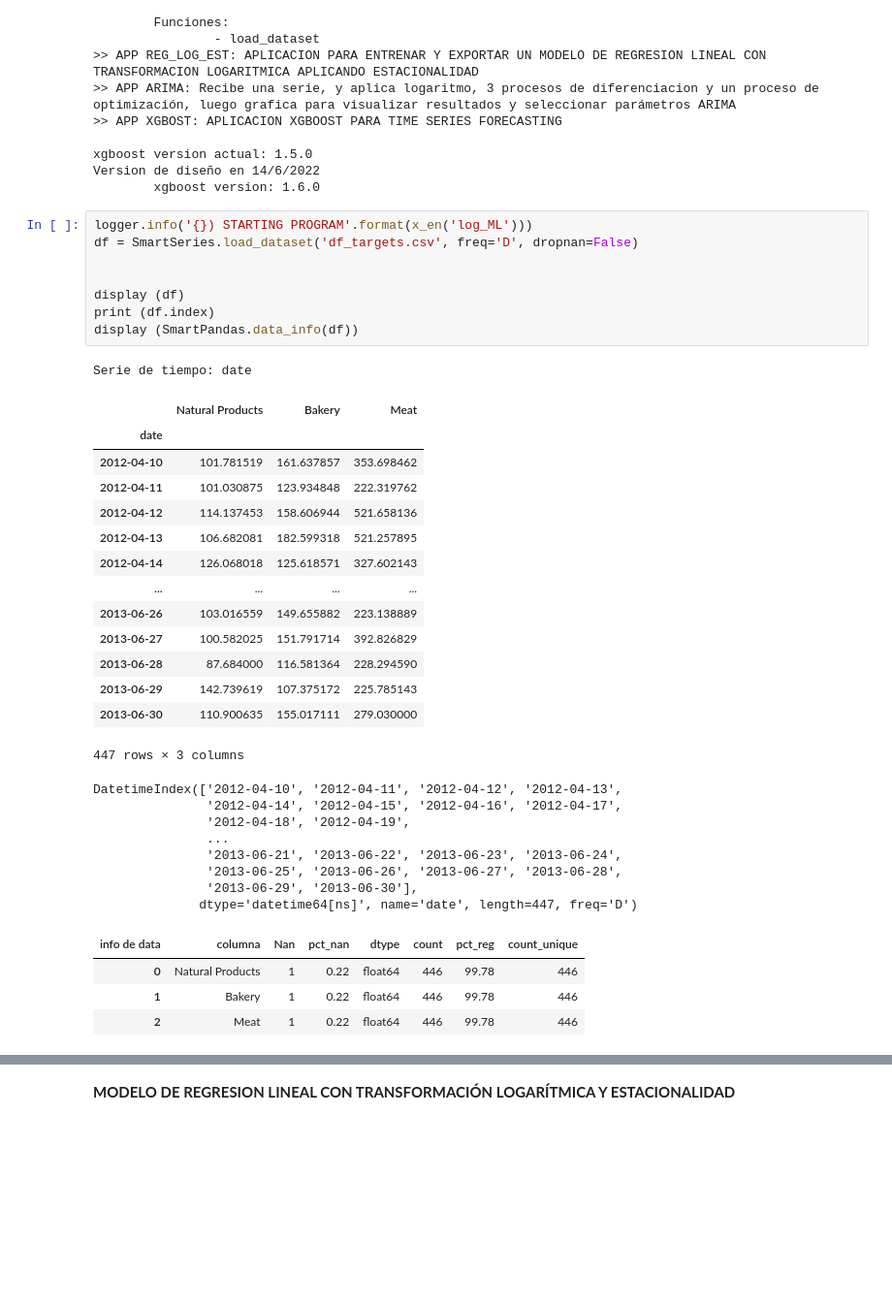
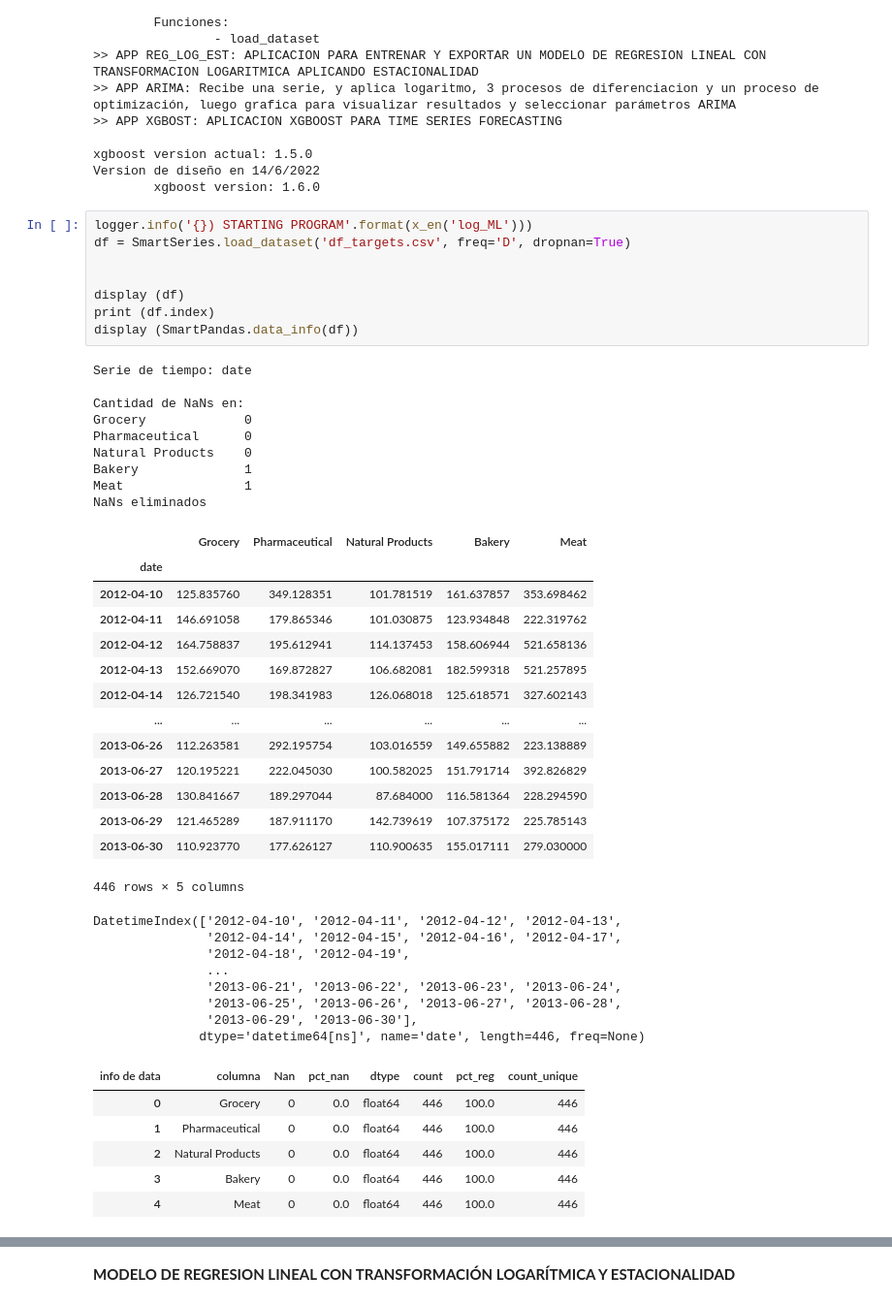
Before and after one commit to AgustinSt1990/tp_final, a Jupyter notebook: TP_FINAL_Machine_Learning.ipynb, the cells around one changed output, grey strips where cells are left out. Shown at 97% size. Drawn from its saved outputs; the diff is of its cells as text; blank space fills up the shorter version.

```diff
--- a/TP_FINAL_Machine_Learning.ipynb
+++ b/TP_FINAL_Machine_Learning.ipynb
@@ -63,28 +63,36 @@ Version de diseño en 14/6/2022
         xgboost version: 1.6.0
 # %%
 logger.info('{}) STARTING PROGRAM'.format(x_en('log_ML')))
-df = SmartSeries.load_dataset('df_targets.csv', freq='D', dropnan=False)
+df = SmartSeries.load_dataset('df_targets.csv', freq='D', dropnan=True)
 
 
 display (df)
 print (df.index)
 display (SmartPandas.data_info(df))
 # %% [output]
 Serie de tiempo: date
+
+Cantidad de NaNs en:
+Grocery             0
+Pharmaceutical      0
+Natural Products    0
+Bakery              1
+Meat                1
+NaNs eliminados
-|  | Natural Products | Bakery | Meat |
-| date |  |  |  |
-| 2012-04-10 | 101.781519 | 161.637857 | 353.698462 |
-| 2012-04-11 | 101.030875 | 123.934848 | 222.319762 |
-| 2012-04-12 | 114.137453 | 158.606944 | 521.658136 |
-| 2012-04-13 | 106.682081 | 182.599318 | 521.257895 |
-| 2012-04-14 | 126.068018 | 125.618571 | 327.602143 |
-| ... | ... | ... | ... |
-| 2013-06-26 | 103.016559 | 149.655882 | 223.138889 |
-| 2013-06-27 | 100.582025 | 151.791714 | 392.826829 |
-| 2013-06-28 | 87.684000 | 116.581364 | 228.294590 |
-| 2013-06-29 | 142.739619 | 107.375172 | 225.785143 |
-| 2013-06-30 | 110.900635 | 155.017111 | 279.030000 |
+|  | Grocery | Pharmaceutical | Natural Products | Bakery | Meat |
+| date |  |  |  |  |  |
+| 2012-04-10 | 125.835760 | 349.128351 | 101.781519 | 161.637857 | 353.698462 |
+| 2012-04-11 | 146.691058 | 179.865346 | 101.030875 | 123.934848 | 222.319762 |
+| 2012-04-12 | 164.758837 | 195.612941 | 114.137453 | 158.606944 | 521.658136 |
+| 2012-04-13 | 152.669070 | 169.872827 | 106.682081 | 182.599318 | 521.257895 |
+| 2012-04-14 | 126.721540 | 198.341983 | 126.068018 | 125.618571 | 327.602143 |
+| ... | ... | ... | ... | ... | ... |
+| 2013-06-26 | 112.263581 | 292.195754 | 103.016559 | 149.655882 | 223.138889 |
+| 2013-06-27 | 120.195221 | 222.045030 | 100.582025 | 151.791714 | 392.826829 |
+| 2013-06-28 | 130.841667 | 189.297044 | 87.684000 | 116.581364 | 228.294590 |
+| 2013-06-29 | 121.465289 | 187.911170 | 142.739619 | 107.375172 | 225.785143 |
+| 2013-06-30 | 110.923770 | 177.626127 | 110.900635 | 155.017111 | 279.030000 |
-447 rows × 3 columns
+446 rows × 5 columns
 DatetimeIndex(['2012-04-10', '2012-04-11', '2012-04-12', '2012-04-13',
                '2012-04-14', '2012-04-15', '2012-04-16', '2012-04-17',
                '2012-04-18', '2012-04-19',
@@ -92,8 +100,10 @@ DatetimeIndex(['2012-04-10', '2012-04-11', '2012-04-12', '2012-04-13',
                '2013-06-21', '2013-06-22', '2013-06-23', '2013-06-24',
                '2013-06-25', '2013-06-26', '2013-06-27', '2013-06-28',
                '2013-06-29', '2013-06-30'],
-              dtype='datetime64[ns]', name='date', length=447, freq='D')
+              dtype='datetime64[ns]', name='date', length=446, freq=None)
 | info de data | columna | Nan | pct_nan | dtype | count | pct_reg | count_unique |
-| 0 | Natural Products | 1 | 0.22 | float64 | 446 | 99.78 | 446 |
-| 1 | Bakery | 1 | 0.22 | float64 | 446 | 99.78 | 446 |
-| 2 | Meat | 1 | 0.22 | float64 | 446 | 99.78 | 446 |
+| 0 | Grocery | 0 | 0.0 | float64 | 446 | 100.0 | 446 |
+| 1 | Pharmaceutical | 0 | 0.0 | float64 | 446 | 100.0 | 446 |
+| 2 | Natural Products | 0 | 0.0 | float64 | 446 | 100.0 | 446 |
+| 3 | Bakery | 0 | 0.0 | float64 | 446 | 100.0 | 446 |
+| 4 | Meat | 0 | 0.0 | float64 | 446 | 100.0 | 446 |
```
Also changed, not shown: parts of 13 cells of this notebook, 3 other files.
